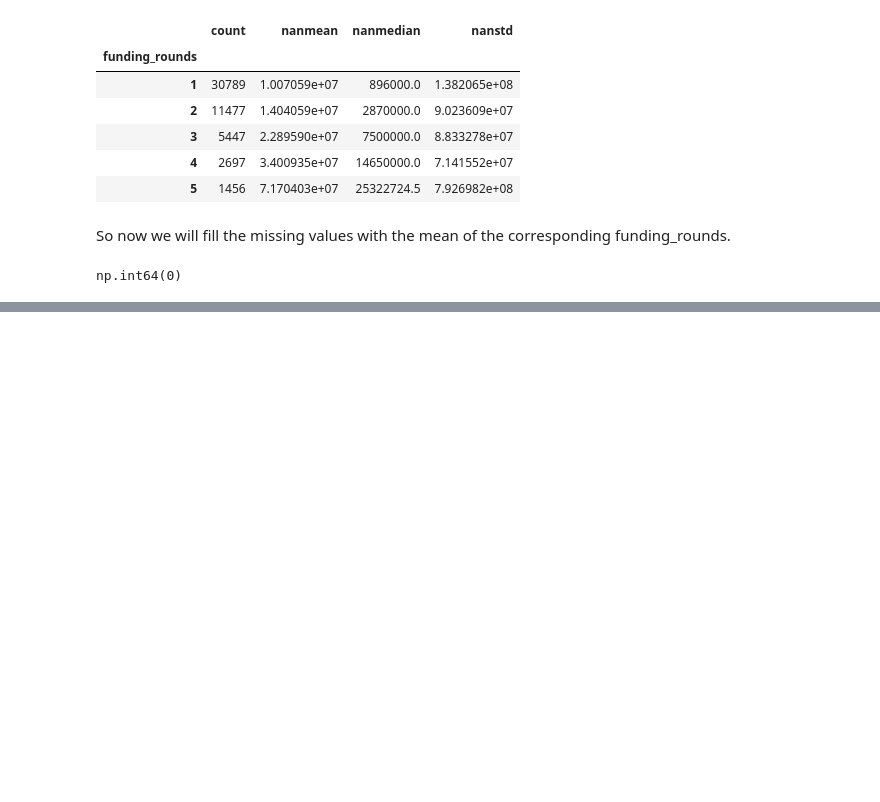
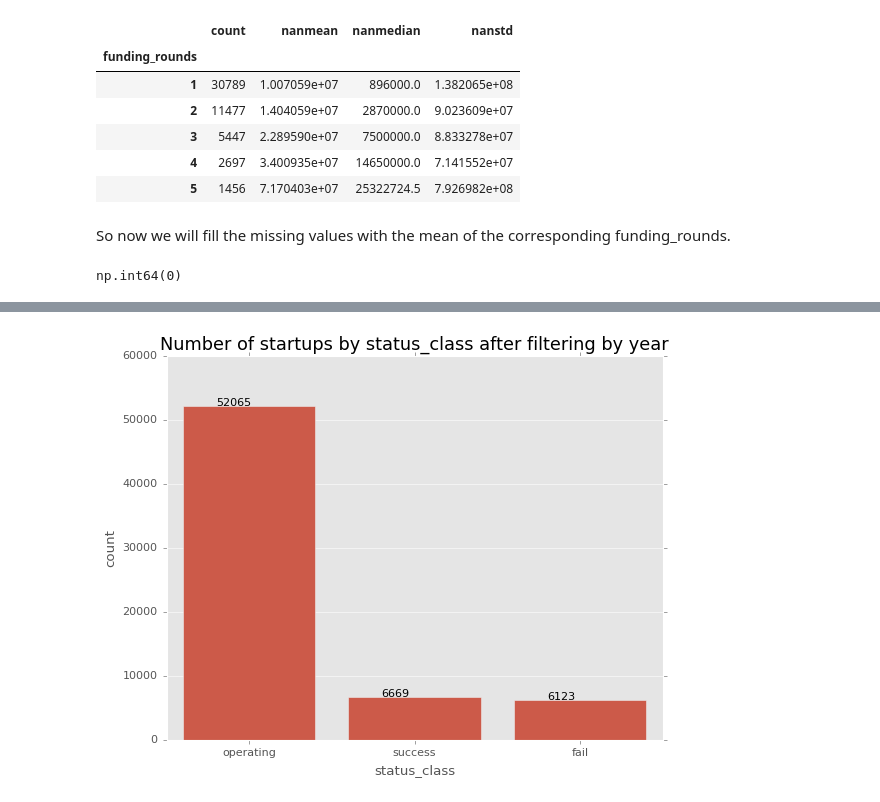
Before and after one commit to daxmodi1/IdeoScore, a Jupyter notebook: notebooks/01_Analysis_startup.ipynb, the cells around one changed output, grey strips where cells are left out. Saved outputs shown, nothing was run; the diff lists cells and outputs as text; code cells hidden in the pictures; blank space fills up the shorter version.

```diff
--- a/notebooks/01_Analysis_startup.ipynb
+++ b/notebooks/01_Analysis_startup.ipynb
@@ -216,0 +386,3 @@ np.int64(0)
+# %%
+df = df[(df.year > 1990) & (df.year < 2023)]
+df.count().max()
@@ -216,0 +391,12 @@ np.int64(0)
+# %%
+def group_by_status(column_name):
+  # Group by a feature and calculate the fail/success rate
+  group = df.groupby(column_name)[['success','fail','operating']].sum()
+  group['total'] = group.sum(axis=1)
+  group['success_ratio'] = group.success/group.total
+  group['fail_ratio'] = group.fail/group.total
+  return group
+
+
+year_status = group_by_status('year')
+year_status.sort_values(by='year', ascending=False).head()
@@ -216,0 +411,9 @@ np.int64(0)
+# %%
+df = df[df.year < 2016]
+year_status = year_status[year_status.index < 2016]
+plt.figure(figsize=(8,6))
+plt.title('Number of startups by status_class after filtering by year', size=16)
+sns.barplot(x= df.status_class.value_counts().index, y=df.status_class.value_counts())
+addlabels(df.status_class.value_counts().index,df.status_class.value_counts())
+# %% [output]
+[figure, added]
```
Also changed, not shown: parts of 28 cells of this notebook.
